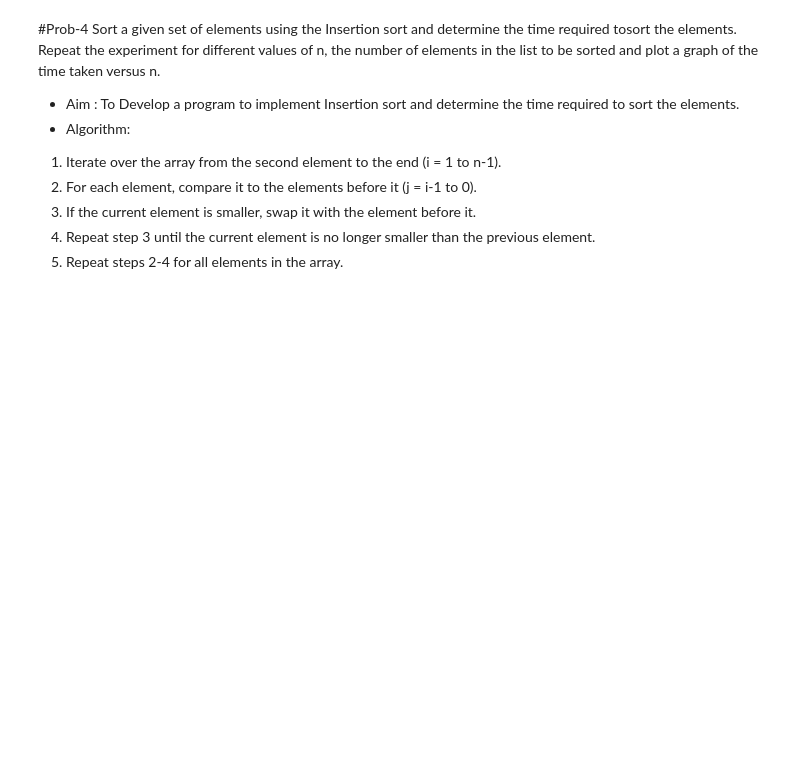
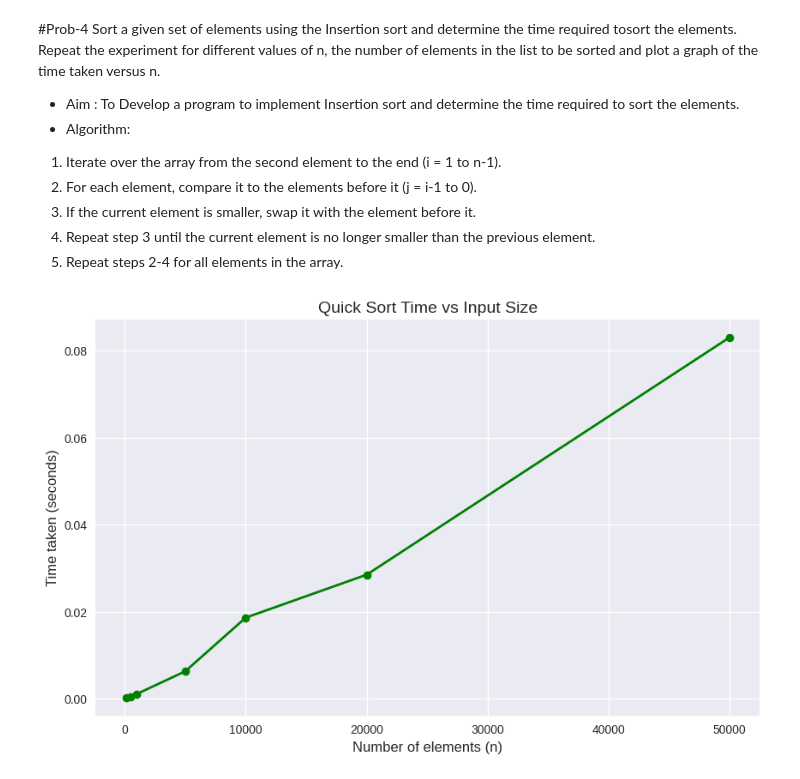
Before and after one commit to Uttkarsh-Malik/ALGO_LAB, a Jupyter notebook: lab_4.ipynb, the cells around one changed output. Cells and saved outputs as stored; diff of their text form; code cells hidden in the pictures; blank space fills up the shorter version.

```diff
--- a/lab_4.ipynb
+++ b/lab_4.ipynb
@@ -50,0 +186,35 @@ Sort a given set of elements using the Insertion sort and determine the time req
+# %%
+#Prob_4: write code for insertion sort and plot a graph to visualize the relationship between time taken and input size
+import time
+import random
+import matplotlib.pyplot as plt
+def quick_sort(arr):
+    if len(arr) <= 1:
+        return arr
+    else:
+        pivot = arr[len(arr) // 2]
+        left = [x for x in arr if x < pivot]
+        middle = [x for x in arr if x == pivot]
+        right = [x for x in arr if x > pivot]
+        return quick_sort(left) + middle + quick_sort(right)
+
+sizes = [100, 500, 1000, 5000, 10000, 20000, 50000]
+times = []
+
+for n in sizes:
+    arr = random.sample(range(n*10), n)
+    start = time.time()
+    quick_sort(arr)
+    end = time.time()
+    times.append(end - start)
+
+plt.style.use('seaborn-v0_8')
+plt.figure(figsize=(10, 6))
+plt.plot(sizes, times, marker='o', color='green', linewidth=2)
+plt.xlabel("Number of elements (n)", fontsize=12)
+plt.ylabel("Time taken (seconds)", fontsize=12)
+plt.title("Quick Sort Time vs Input Size", fontsize=14)
+plt.grid(True)
+plt.show()
+# %% [output]
+[figure, added]
```
Also changed, not shown: parts of 9 cells of this notebook.
